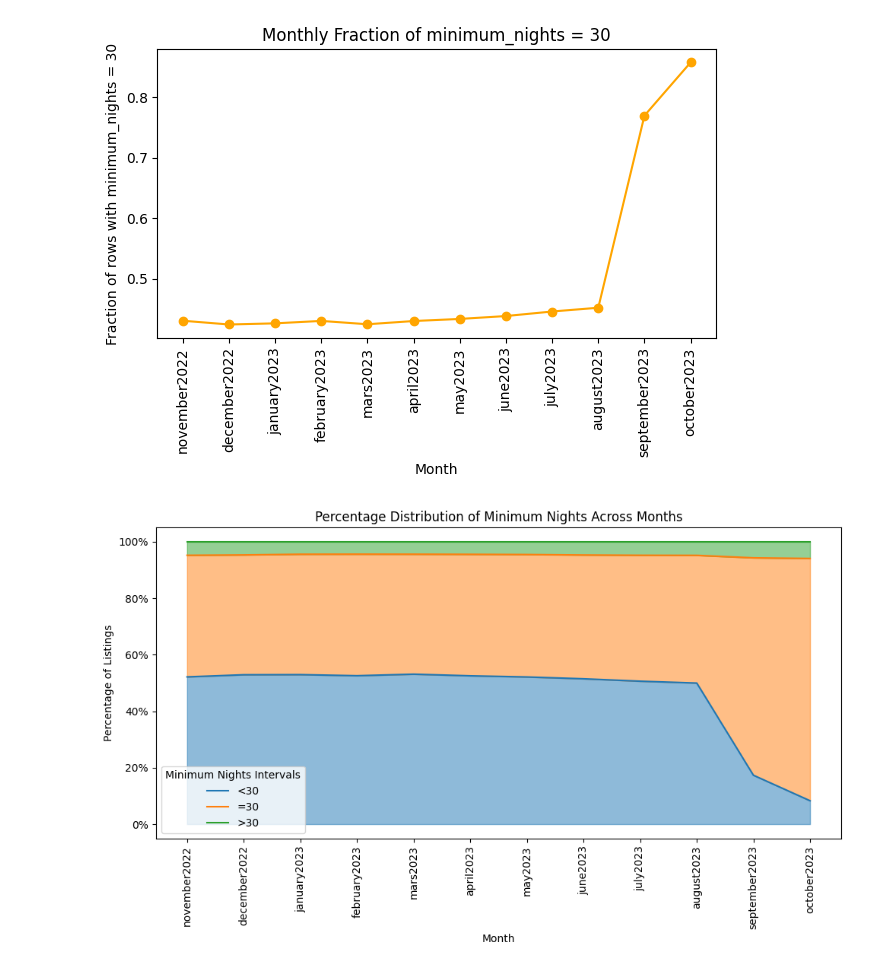
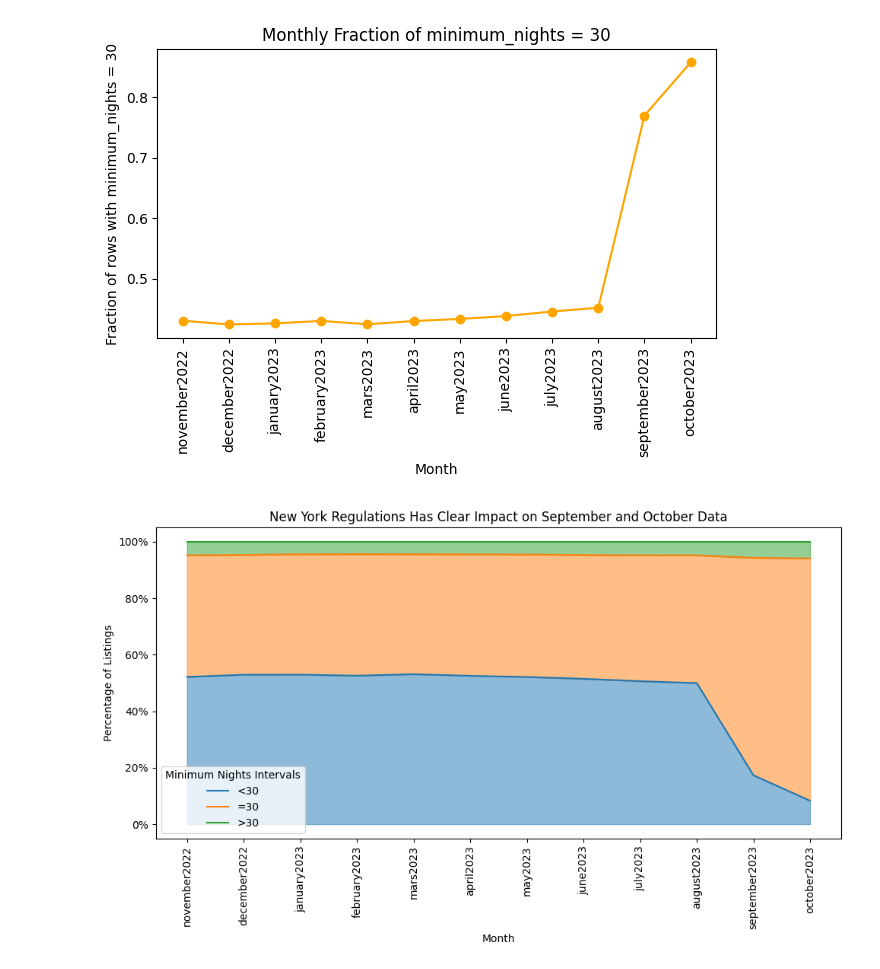
Before and after one commit to heidiwiest/tdt4259-main, a Jupyter notebook: plots/minimum_nights.ipynb, the cells around one changed output. Saved outputs shown, nothing was run; the diff lists cells and outputs as text; code cells hidden in the pictures.

```diff
--- a/plots/minimum_nights.ipynb
+++ b/plots/minimum_nights.ipynb
@@ -75,32 +75,32 @@ for i, interval in enumerate(interval_percentages_cumsum.columns):
     color = colors[i]
 
     # Get the y-values for the current interval
     y_values = interval_percentages_cumsum[interval].values
 
     # Plot the line for the current interval
     plt.plot(months, y_values, label=interval, color=color)
 
     # Fill the area between the current line and the lower limit
     plt.fill_between(months, lower_limit, y_values, color=color, alpha=0.5)
 
     # Update the lower limit to the current line's values
     lower_limit = y_values
 
 # Set the x-ticks to correspond to the months
 plt.xticks(ticks=np.arange(len(months)), labels=months, rotation=90)
 
 # Format y-axis as integer percentages
 formatter = FuncFormatter(lambda y, _: f'{int(y)}%')
 plt.gca().yaxis.set_major_formatter(formatter)
 
 # Adding legend, titles, and labels
 plt.legend(title='Minimum Nights Intervals')
-plt.title('Percentage Distribution of Minimum Nights Across Months')
+plt.title('New York Regulations Has Clear Impact on September and October Data')
 plt.xlabel('Month')
 plt.ylabel('Percentage of Listings')
 
 # Show the plot
 plt.tight_layout()
 plt.show()
 # %% [output]
-[figure, old version]
+[figure, new version]
```
Also changed, not shown: 2 other files.
